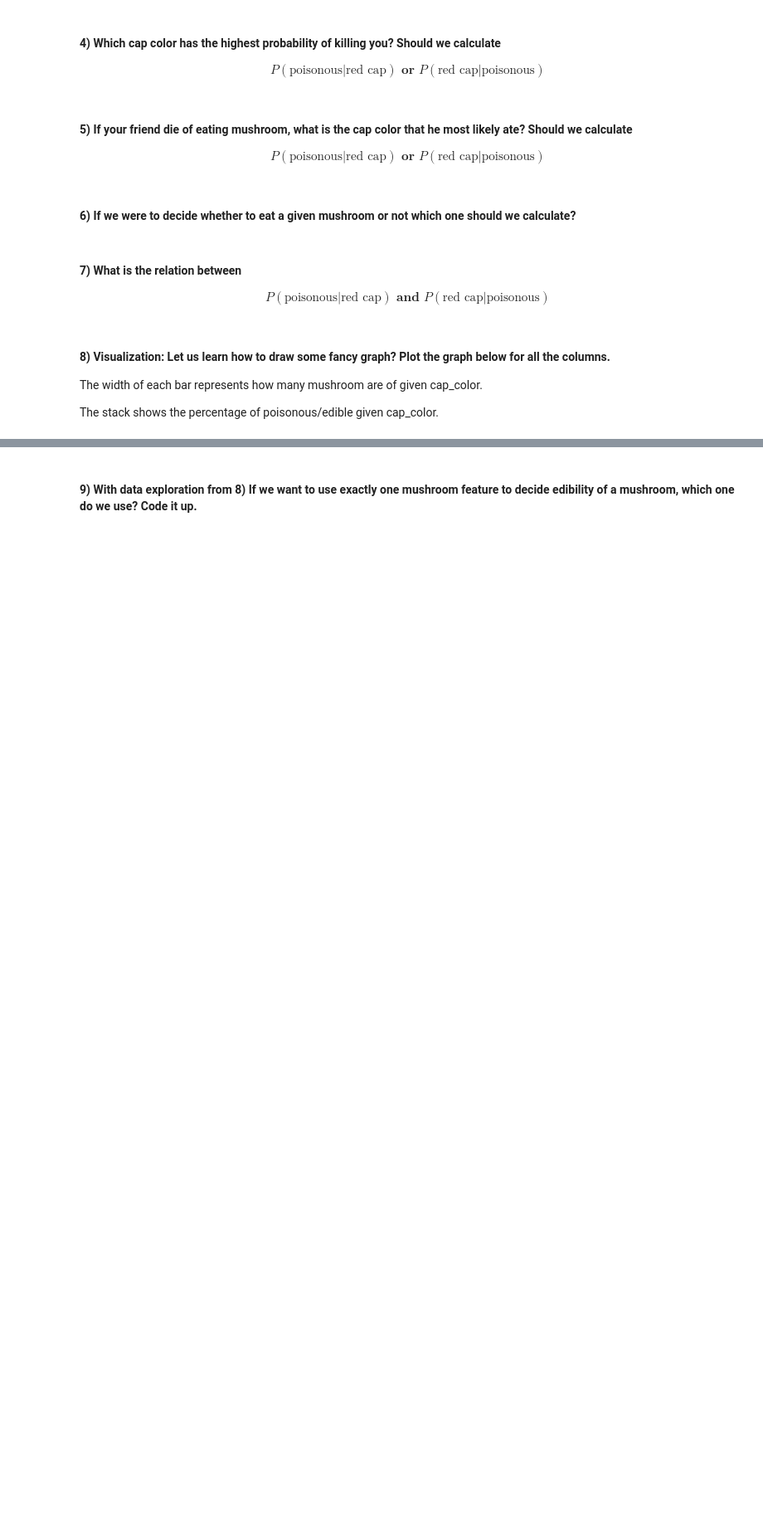
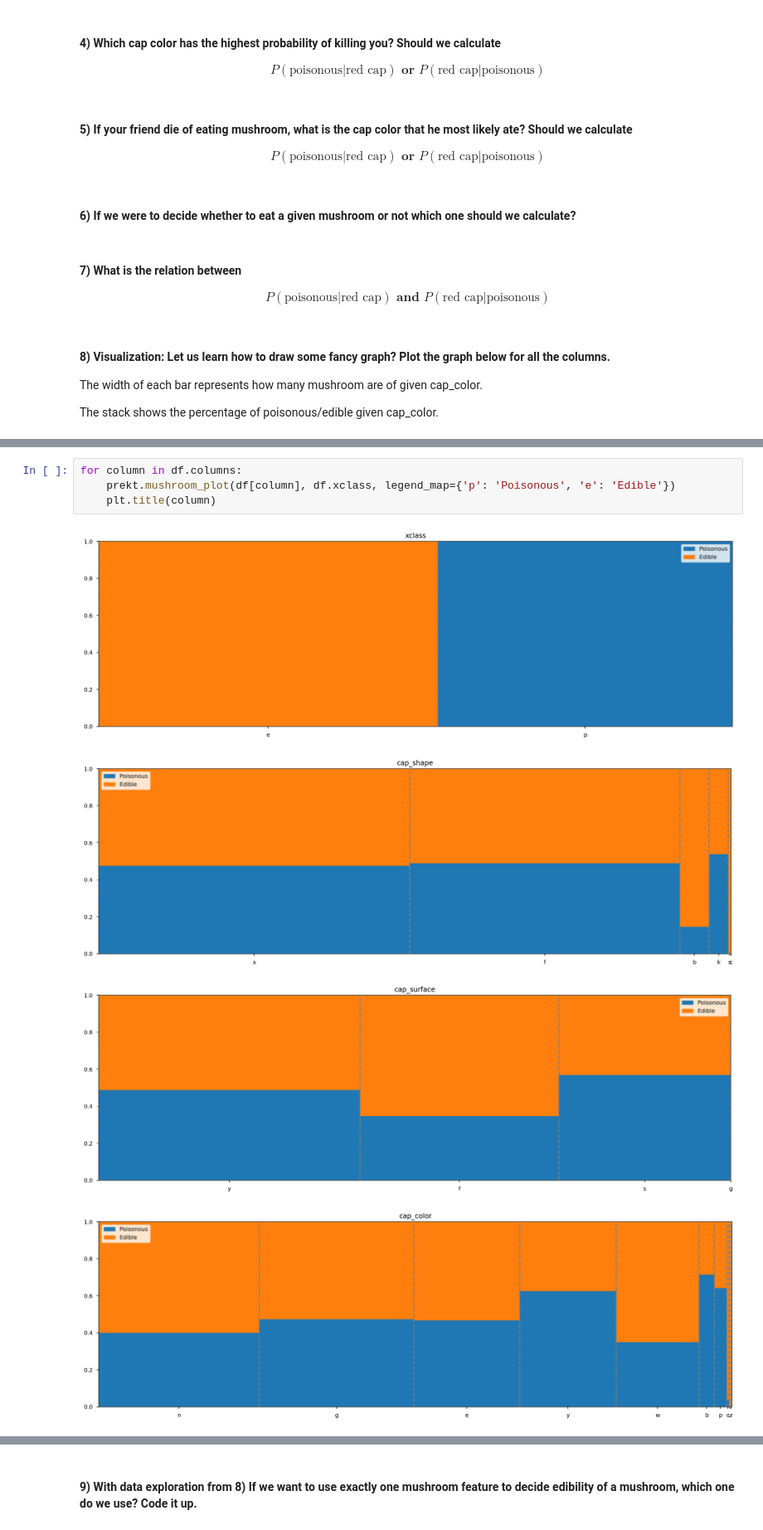
Before and after one commit to muic-pattern-rekt-2018/Exercise1-Bayes, a Jupyter notebook: Exercise01-Bayes.ipynb, the cells around one changed output, grey strips where cells are left out. Shown: that part at 83% size. Cells and saved outputs as stored; diff of their text form; blank space fills up the shorter version.

```diff
--- a/Exercise01-Bayes.ipynb
+++ b/Exercise01-Bayes.ipynb
@@ -204,3 +210,12 @@ prekt.mushroom_plot(df.cap_color, df.xclass, legend_map={'p': 'Poisonous', 'e':
  ('u', {'total': 16, 'p': 0, 'e': 16}),
  ('r', {'total': 16, 'p': 0, 'e': 16})]
 [figure]
+# %%
+for column in df.columns:
+    prekt.mushroom_plot(df[column], df.xclass, legend_map={'p': 'Poisonous', 'e': 'Edible'})
+    plt.title(column)
+# %% [output]
+[figure, added]
+[figure, added]
+[figure, added]
+[figure, added]
```
Also changed, not shown: parts of 7 cells of this notebook.
